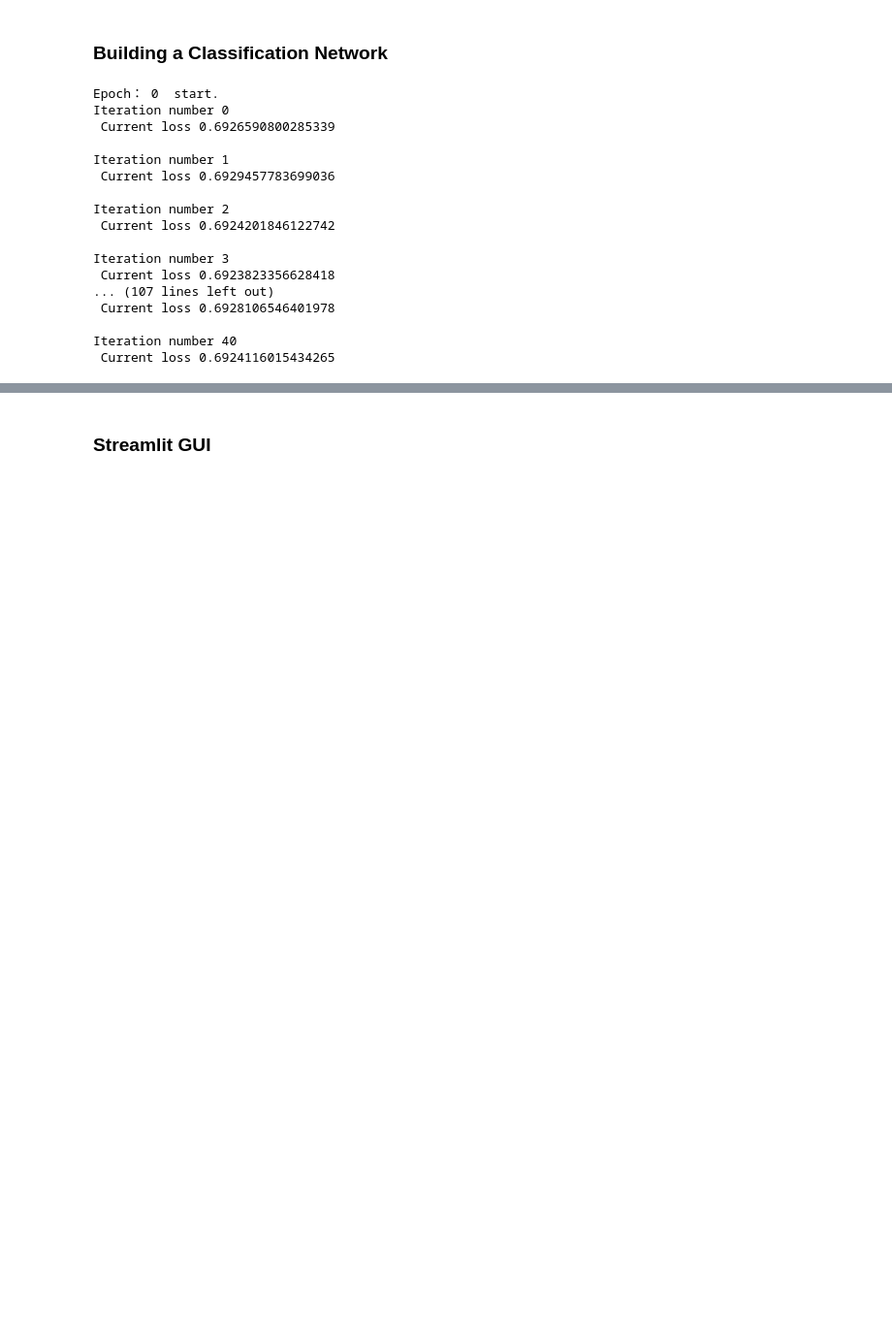
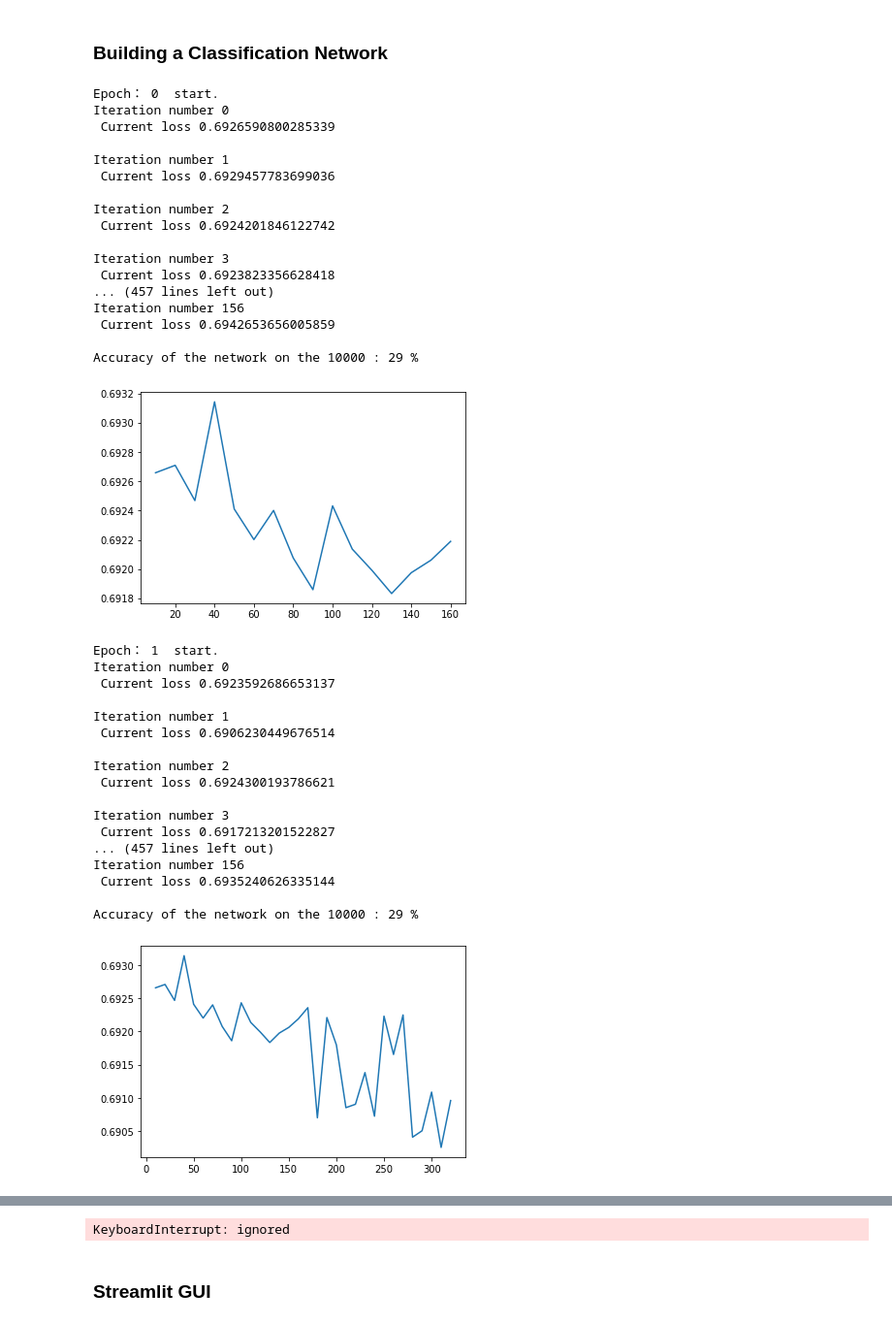
Before and after one commit to suneel87/Deep-Fake-Image-Detection, a Jupyter notebook: DeepFake_Image.ipynb, the cells around one changed output, grey strips where cells are left out. Shown at 97% size. Saved outputs shown, nothing was run; the diff lists cells and outputs as text; code cells hidden in the pictures; blank space fills up the shorter version.

```diff
--- a/DeepFake_Image.ipynb
+++ b/DeepFake_Image.ipynb
@@ -363,23 +363,4 @@ for epoch in range(0,NUMBER_EPOCHS):
         optimizer.step()
 
         print("Iteration number {}\n Current loss {}\n".format(i,loss.item()))
-        if i %10 == 0 :#show changes of loss value after each 10 batches
-            iteration_number +=10
-            counter.append(iteration_number)
-            loss_history.append(loss.item())
-
-    #test the network after finish each epoch, to have a brief training result.
-    correct_val = 0
-    total_val = 0
-    with torch.no_grad():#essential for testing
-        for data in valloader:
-            img0, img1 , labels, _ = data
-            img0, img1 , labels = img0.cuda(), img1.cuda() , labels.cuda()
-            outputs = net([img0,img1])
-            _, predicted = torch.max(outputs[0].data, 1)
-            total_val += labels.size(0)
-            correct_val += (predicted == labels).sum().item()
-
-    print('Accuracy of the network on the', total_val,': %d %%' % (100 * correct_val / total_val))
-    show_plot(counter,loss_history)
 # %% [output]
@@ -525,37 +432,57 @@ for epoch in range(0,5):
             counter.append(iteration_number)
             loss_history.append(loss.item())
 
+        torch.save(net.state_dict(),"/content/drive/My Drive/saved_models/resnet-clf.pth")
 
     #test the network after finish each epoch, to have a brief training result.
     correct_val = 0
     total_val = 0
     with torch.no_grad():#essential for testing
         for data in valloader:
             img0, img1 , labels, class_labels = data
             img0, img1 , labels = img0.cuda(), img1.cuda() , labels.cuda()
             outputs = net([img0,img1])
             out = net2(outputs[0])
             _, predicted = torch.max(out.data, 1)
             total_val += class_labels[0].cuda().size(0)
             correct_val += (predicted == class_labels[0].cuda()).sum().item()
 
     print('Accuracy of the network on the', total_val,': %d %%' % (100 * correct_val / total_val))
     show_plot(counter,loss_history)
 # %% [output]
 Epoch： 0  start.
 Iteration number 0
  Current loss 0.6926590800285339
 
 Iteration number 1
  Current loss 0.6929457783699036
 
 Iteration number 2
  Current loss 0.6924201846122742
 
 Iteration number 3
  Current loss 0.6923823356628418
-... (107 lines left out)
- Current loss 0.6928106546401978
+... (457 lines left out)
+Iteration number 156
+ Current loss 0.6942653656005859
 
-Iteration number 40
- Current loss 0.6924116015434265
+Accuracy of the network on the 10000 : 29 %
+[figure, added]
+Epoch： 1  start.
+Iteration number 0
+ Current loss 0.6923592686653137
+
+Iteration number 1
+ Current loss 0.6906230449676514
+
+Iteration number 2
+ Current loss 0.6924300193786621
+
+Iteration number 3
+ Current loss 0.6917213201522827
+... (457 lines left out)
+Iteration number 156
+ Current loss 0.6935240626335144
+
+Accuracy of the network on the 10000 : 29 %
+[figure, added]
@@ -562 +506,2 @@ Iteration number 40
+KeyboardInterrupt: ignored
 # %%
```
Also changed, not shown: parts of 3 cells of this notebook.
